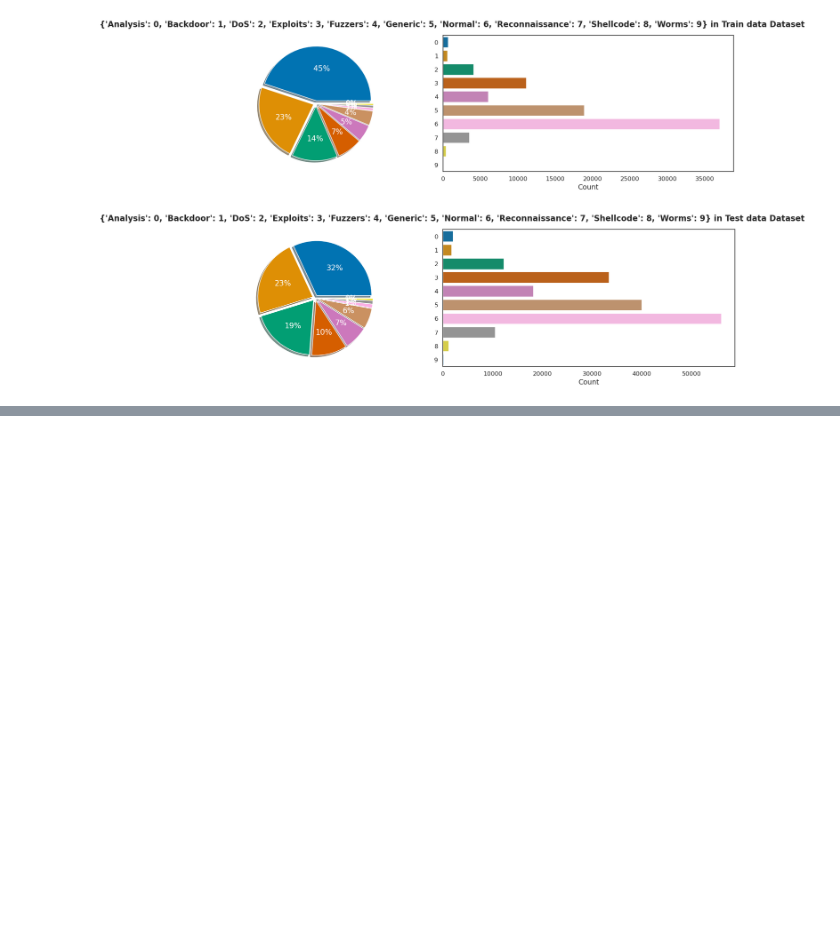
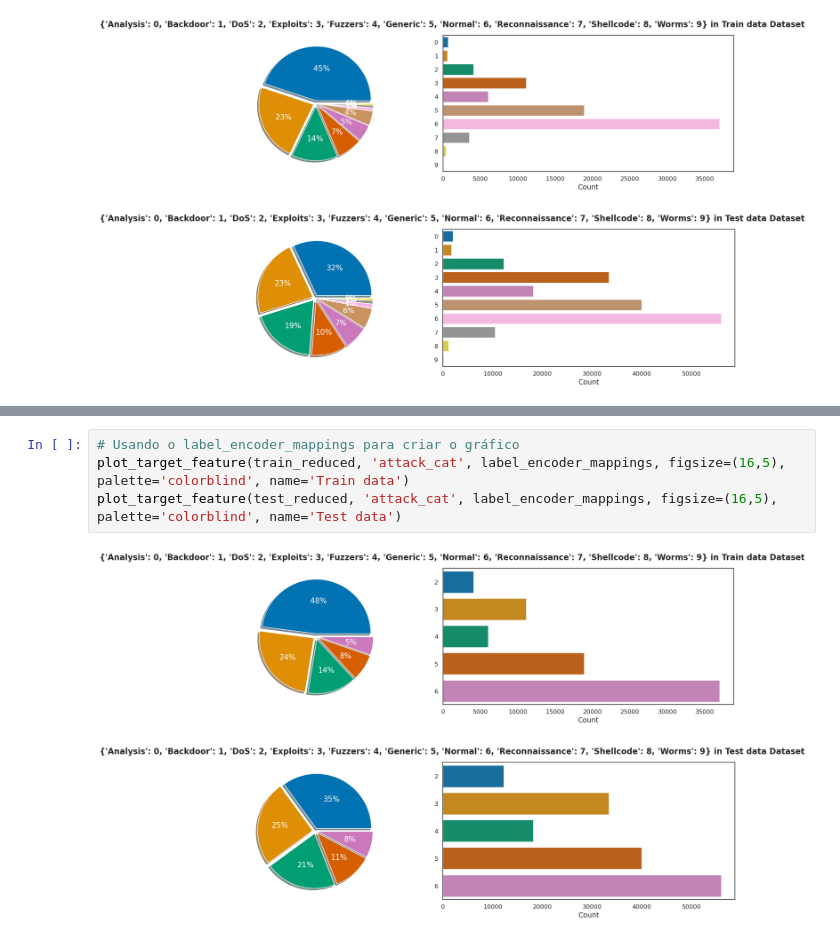
Before and after one commit to lucas-bruzzone/UNSW-NB15-Article, a Jupyter notebook: unsw-nb15-study.ipynb, the cells around one changed output, grey strips where cells are left out. Cells and saved outputs as stored; diff of their text form; blank space fills up the shorter version.

```diff
--- a/unsw-nb15-study.ipynb
+++ b/unsw-nb15-study.ipynb
@@ -421,0 +541,7 @@ plot_target_feature(test_reduced, 'attack_cat', label_encoder_mappings, figsize=
+# %%
+# Usando o label_encoder_mappings para criar o gráfico
+plot_target_feature(train_reduced, 'attack_cat', label_encoder_mappings, figsize=(16,5), palette='colorblind', name='Train data')
+plot_target_feature(test_reduced, 'attack_cat', label_encoder_mappings, figsize=(16,5), palette='colorblind', name='Test data')
+# %% [output]
+[figure, added]
+[figure, added]
```
Also changed, not shown: parts of 45 cells of this notebook.
